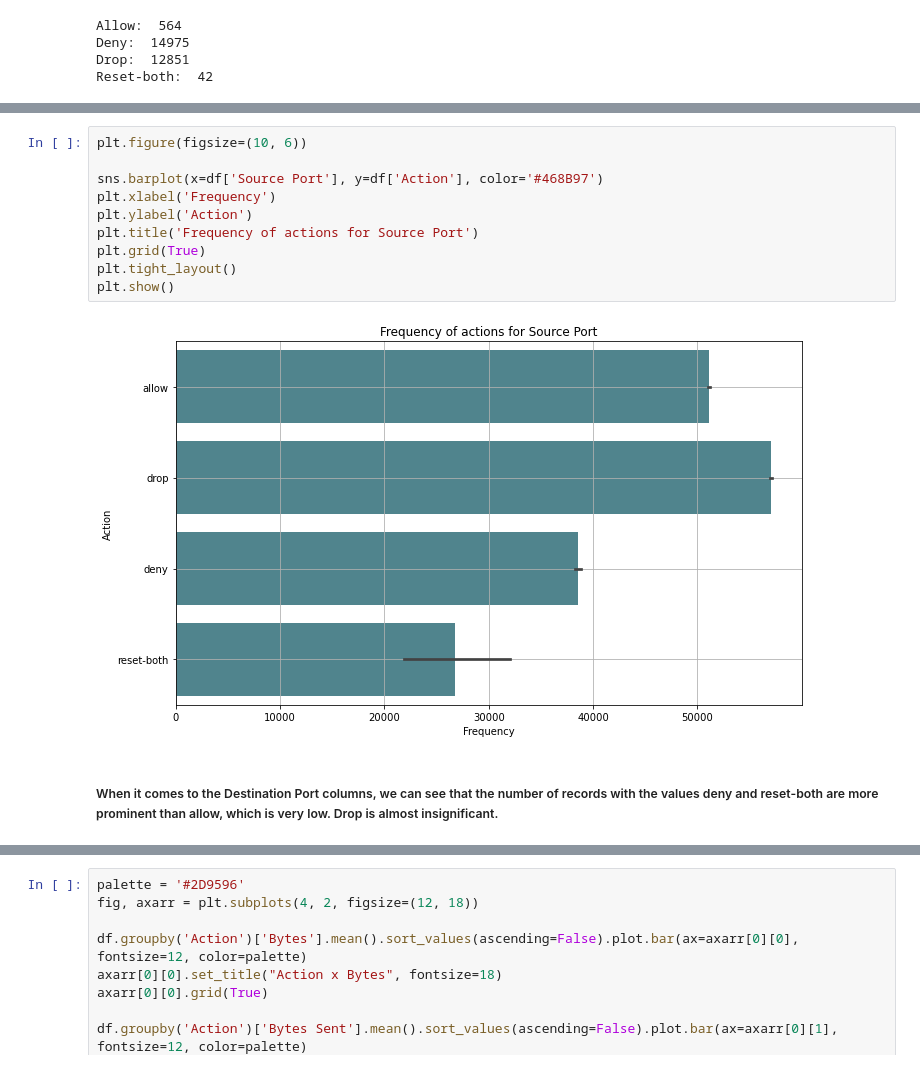
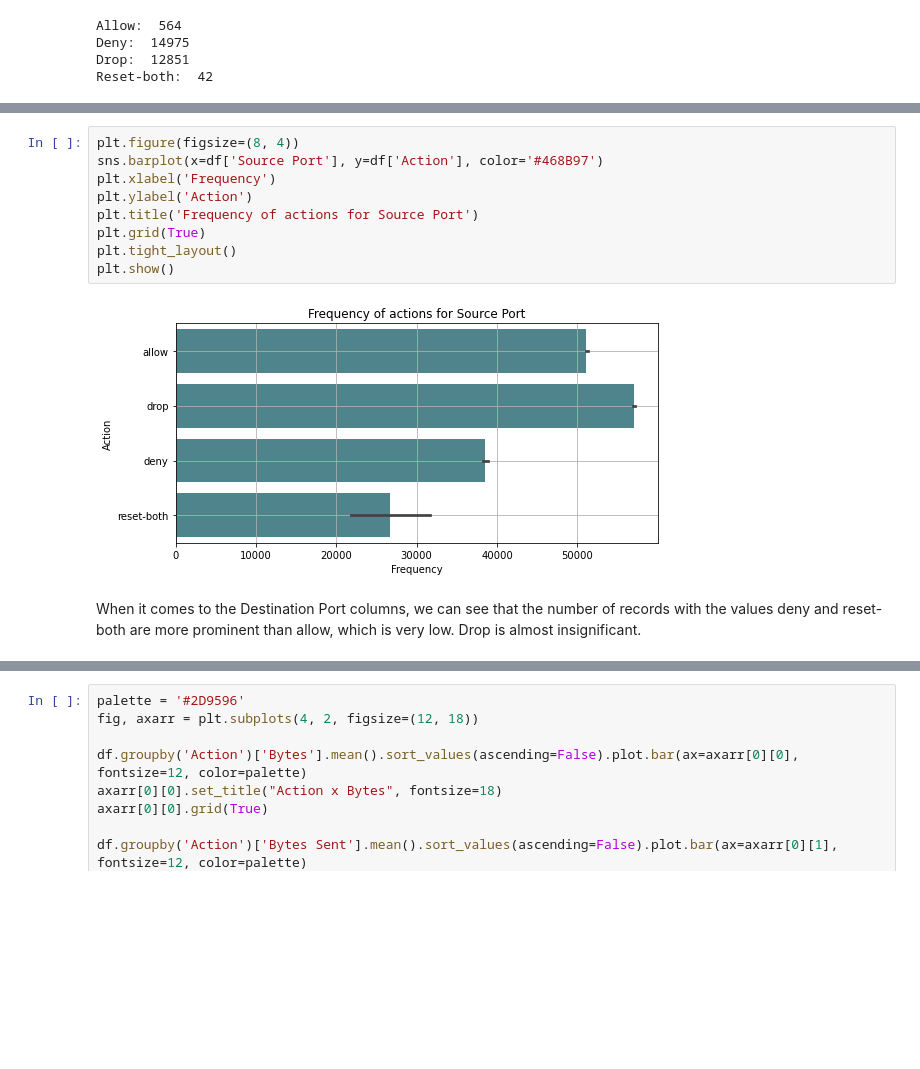
Before and after one commit to carolinedesat/ML_CA1, a Jupyter notebook: Caroline_ML_CA1.ipynb, the cells around one changed output, grey strips where cells are left out. Drawn from its saved outputs; the diff is of its cells as text; blank space fills up the shorter version.

```diff
--- a/Caroline_ML_CA1.ipynb
+++ b/Caroline_ML_CA1.ipynb
@@ -178,15 +176,14 @@ Reset-both:  42
 # %%
-plt.figure(figsize=(10, 6))
-
+plt.figure(figsize=(8, 4))
 sns.barplot(x=df['Source Port'], y=df['Action'], color='#468B97')
 plt.xlabel('Frequency')
 plt.ylabel('Action')
 plt.title('Frequency of actions for Source Port')
 plt.grid(True)
 plt.tight_layout()
 plt.show()
 # %% [output]
-[figure, old version]
+[figure, new version]
 # %% [markdown]
-##### When it comes to the Destination Port columns, we can see that the number of records with the values deny and reset-both are more prominent than allow, which is very low. Drop is almost insignificant.
+When it comes to the Destination Port columns, we can see that the number of records with the values deny and reset-both are more prominent than allow, which is very low. Drop is almost insignificant.
 # %%
```
Also changed, not shown: parts of 47 cells of this notebook.
